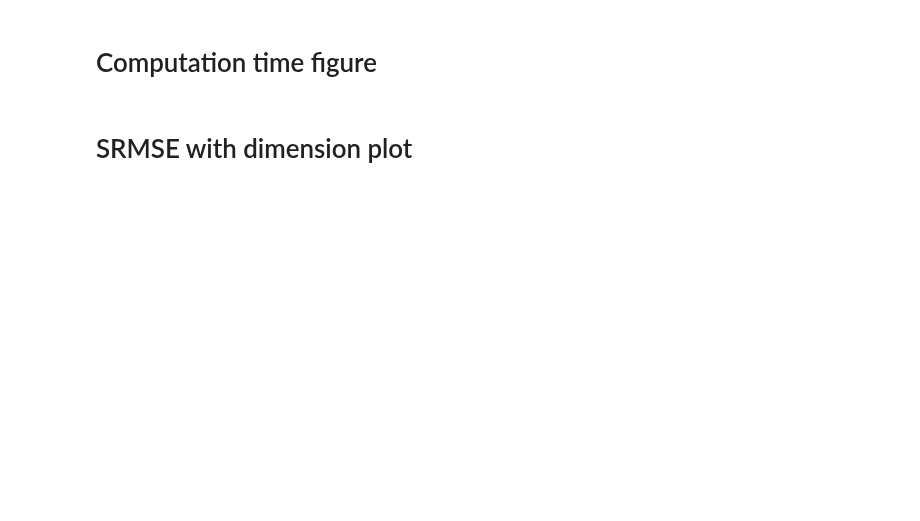
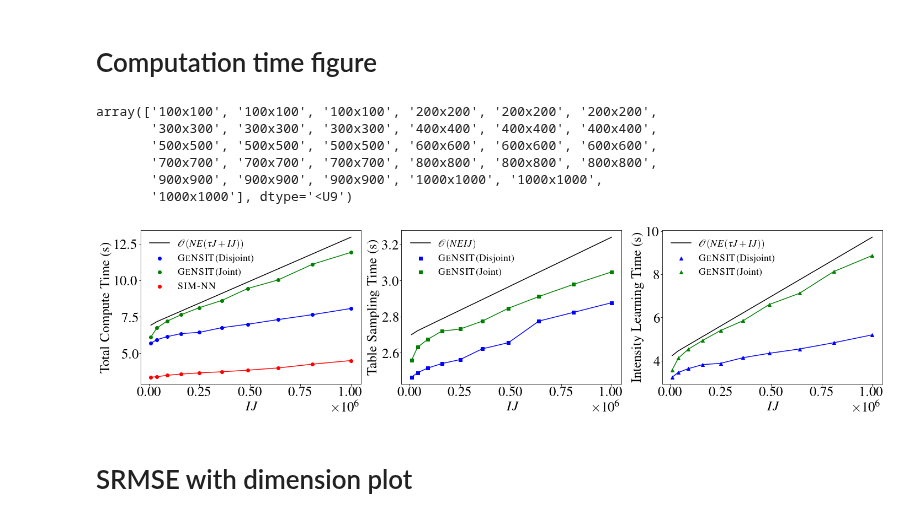
Before and after one commit to YannisZa/GeNSIT, a Jupyter notebook: notebooks/plots/Synthetic data plots.ipynb, the cells around one changed output. Drawn from its saved outputs; the diff is of its cells as text; code cells hidden in the pictures; blank space fills up the shorter version.

Commit message:
updated plot and output processing notebooks

```diff
--- a/notebooks/plots/Synthetic data plots.ipynb
+++ b/notebooks/plots/Synthetic data plots.ipynb
@@ -52,9 +52,9 @@ node_gt_pairs = [
 # %% [markdown]
 # Computation time figure
 # %%
-total_compute = read_json("../data/outputs/synthetic/paper_figures/figure0/gensit_total_compute_times_n1000_label_type_markersize_1.0_linewidth_1.0_opacity_1.0_hatchopacity_1.0_data.json")
-table_compute = read_json("../data/outputs/synthetic/paper_figures/figure0/gensit_table_compute_times_n1000_label_type_markersize_1.0_linewidth_1.0_opacity_1.0_hatchopacity_1.0_data.json")
-intensity_compute = read_json("../data/outputs/synthetic/paper_figures/figure0/gensit_intensity_compute_times_n1000_label_type_markersize_1.0_linewidth_1.0_opacity_1.0_hatchopacity_1.0_data.json")
+total_compute = read_json("../../data/outputs/synthetic/paper_figures/figure0/gensit_total_compute_times_n1000_label_type_markersize_1.0_linewidth_1.0_opacity_1.0_hatchopacity_1.0_data.json")
+table_compute = read_json("../../data/outputs/synthetic/paper_figures/figure0/gensit_table_compute_times_n1000_label_type_markersize_1.0_linewidth_1.0_opacity_1.0_hatchopacity_1.0_data.json")
+intensity_compute = read_json("../../data/outputs/synthetic/paper_figures/figure0/gensit_intensity_compute_times_n1000_label_type_markersize_1.0_linewidth_1.0_opacity_1.0_hatchopacity_1.0_data.json")
 
 total_compute = {
     "x": np.array(list(flatten(total_compute['x']))),
@@ -128,6 +128,13 @@ table_compute['colour'] = [colours[l] for l in table_compute['label']]
 intensity_compute['colour'] = [colours[l] for l in intensity_compute['label']]
 # %%
 total_compute['x']
+# %% [output]
+array(['100x100', '100x100', '100x100', '200x200', '200x200', '200x200',
+       '300x300', '300x300', '300x300', '400x400', '400x400', '400x400',
+       '500x500', '500x500', '500x500', '600x600', '600x600', '600x600',
+       '700x700', '700x700', '700x700', '800x800', '800x800', '800x800',
+       '900x900', '900x900', '900x900', '1000x1000', '1000x1000',
+       '1000x1000'], dtype='<U9')
 # %%
 LABEL_SIZE = 25
 LEGEND_SIZE = 18
@@ -135,7 +142,7 @@ TICK_PAD = 0
 TICK_SIZE = 25
 TICK_ROTATION = 0
 Y_LABELS = ['Total Compute Time (s)','Table Sampling Time (s)','Intensity Learning Time (s)']
-filepath = "../data/outputs/synthetic/paper_figures/figure0/gensit_computation_time_scalability_with_dimension"
+filepath = "../../data/outputs/synthetic/paper_figures/figure0/gensit_computation_time_scalability_with_dimension"
 
 X_VAR = 'origins_x_destinations'
 Y_VAR = 'y'
@@ -250,34 +257,36 @@ for j,ax in enumerate(axs):
     ))
 
     # If more than one column are provided split legend patches and keys
     # into sublists of length ncols
     leg = ax.legend(
         flip(list(by_label.values()), 1),
         flip(list(by_label.keys()), 1),
         frameon = False,
         prop = {'size':LEGEND_SIZE},
     )
     leg._ncol = 1
 
     ax.set_ylabel(Y_LABELS[j],fontsize=LABEL_SIZE)
     ax.set_xlabel('$IJ$',fontsize=LABEL_SIZE)
     ax.tick_params(
         pad = TICK_PAD,
         bottom = True,
         labelsize = TICK_SIZE,
         rotation = TICK_ROTATION
     )
     ax.xaxis.offsetText.set_fontsize(TICK_SIZE)
 
 # fig.tight_layout(rect=(0, 0, 0.7, 1.1))
 fig.tight_layout(rect=(0, 0, 1, 1))
 plt.show()
 # Write figure
 write_figure(
     fig,
     filepath,
-    figure_format = 'pdf'
+    filename_ending = 'pdf'
 )
+# %% [output]
+[figure, added]
 # %% [markdown]
 # SRMSE with dimension plot
 # %%
```
Also changed, not shown: parts of 6 cells of this notebook, 2 other files.
